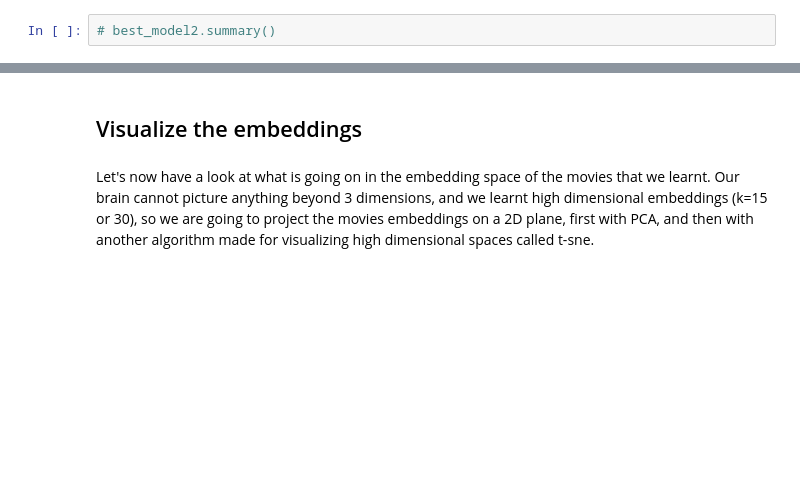
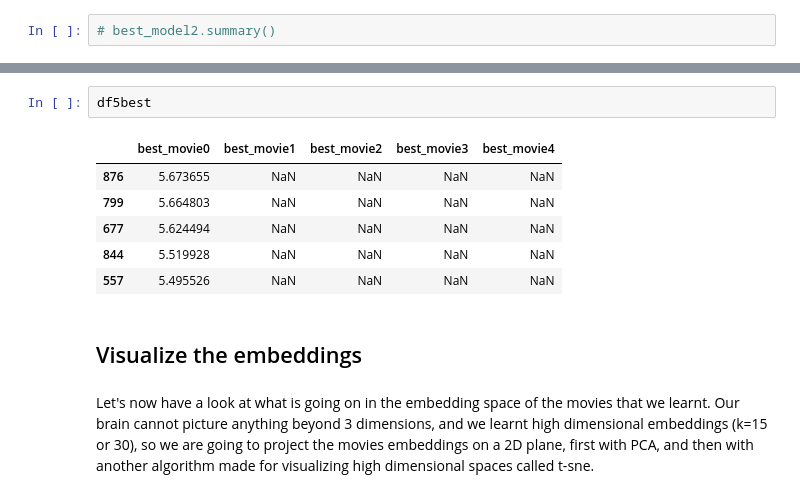
Before and after one commit to Jerome-Delaunay/CampusML, a Jupyter notebook: 4. ML4/Machine_Learning_4_Recommender_Systems_JDE.ipynb, the cells around one changed output, grey strips where cells are left out. Saved outputs shown, nothing was run; the diff lists cells and outputs as text; blank space fills up the shorter version.

```diff
--- a/4. ML4/Machine_Learning_4_Recommender_Systems_JDE.ipynb
+++ b/4. ML4/Machine_Learning_4_Recommender_Systems_JDE.ipynb
@@ -1351,3 +1415,12 @@ Name: rating, dtype: float32
+# %%
+df5best
+# %% [output]
+|  | best_movie0 | best_movie1 | best_movie2 | best_movie3 | best_movie4 |
+| 876 | 5.673655 | NaN | NaN | NaN | NaN |
+| 799 | 5.664803 | NaN | NaN | NaN | NaN |
+| 677 | 5.624494 | NaN | NaN | NaN | NaN |
+| 844 | 5.519928 | NaN | NaN | NaN | NaN |
+| 557 | 5.495526 | NaN | NaN | NaN | NaN |
 # %% [markdown]
 ## Visualize the embeddings
 # %% [markdown]
```
Also changed, not shown: parts of 39 cells of this notebook, 7 other files.
